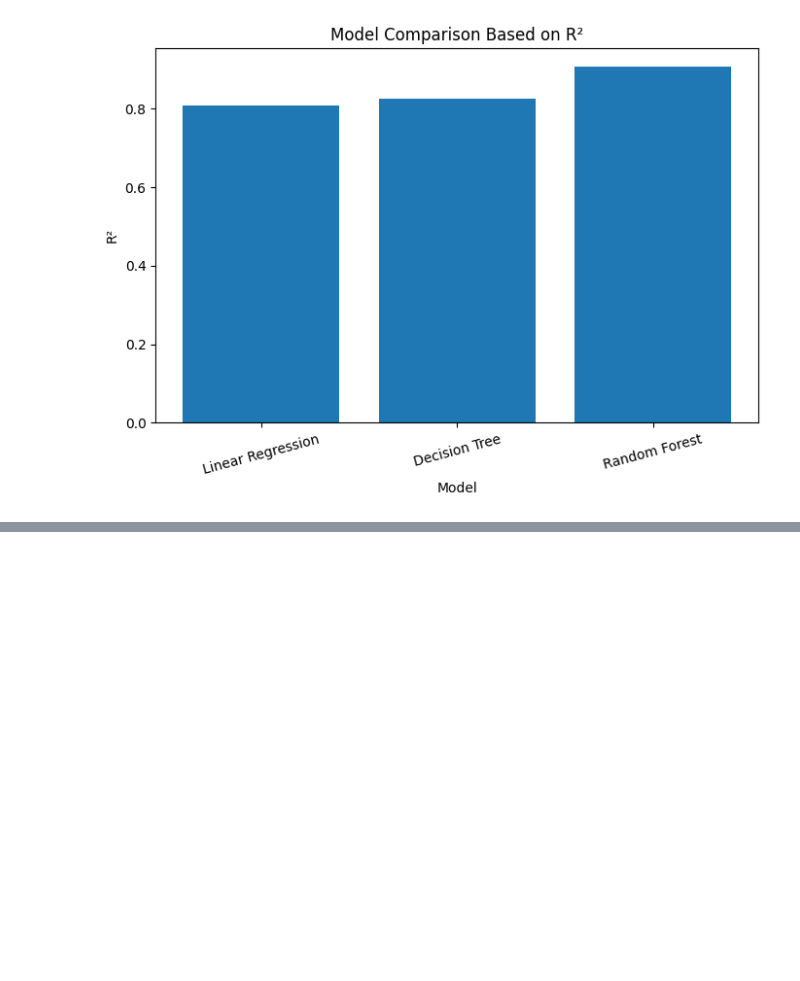
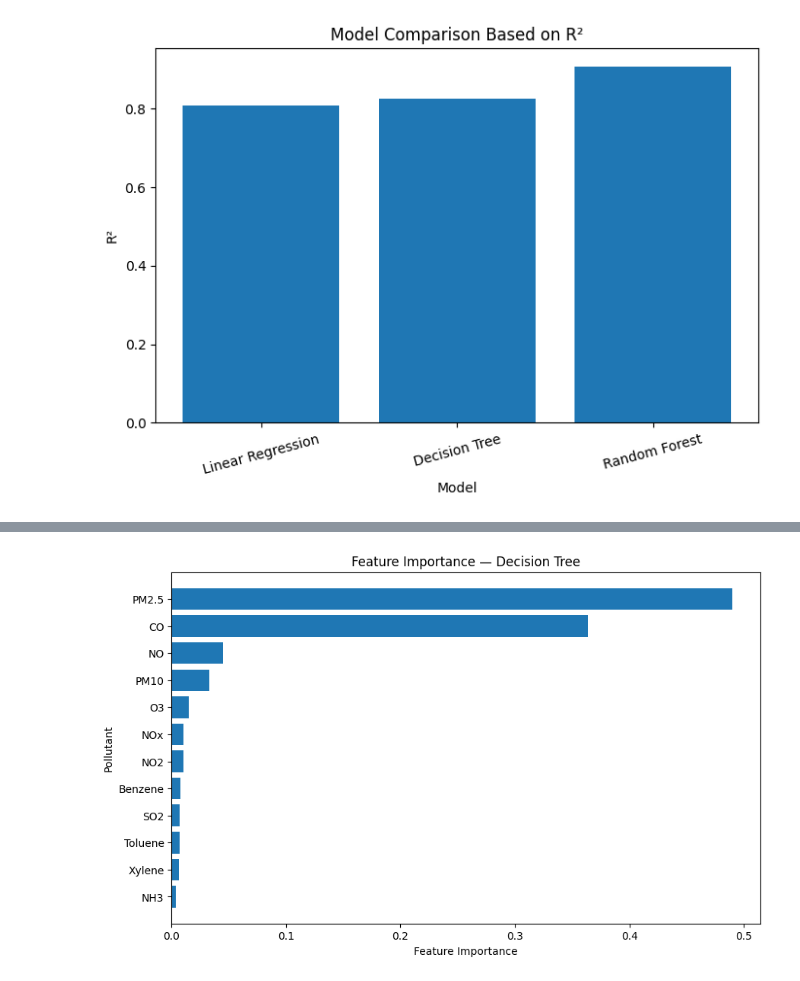
Before and after one commit to omkarsatpute18/AQI-air-quality-prediction, a Jupyter notebook: main.ipynb, the cells around one changed output, grey strips where cells are left out. Saved outputs shown, nothing was run; the diff lists cells and outputs as text; code cells hidden in the pictures; blank space fills up the shorter version.

```diff
--- a/main.ipynb
+++ b/main.ipynb
@@ -1370,0 +1393,2 @@ results
+# %%
+trained_model = final_model.named_steps["model"]
@@ -1370,0 +1406,12 @@ results
+# %%
+feature_importance = trained_model.feature_importances_
+# %%
+importance_df = pd.DataFrame({
+    "Feature": X_train.columns,
+    "Importance": feature_importance
+})
+# %%
+importance_df = importance_df.sort_values(
+    by="Importance",
+    ascending=False
+)
@@ -1370,0 +1434,17 @@ results
+# %%
+plt.figure(figsize=(10, 6))
+
+plt.barh(
+    importance_df["Feature"],
+    importance_df["Importance"]
+)
+
+plt.xlabel("Feature Importance")
+plt.ylabel("Pollutant")
+plt.title(f"Feature Importance — {final_model_name}")
+
+plt.gca().invert_yaxis()
+
+plt.show()
+# %% [output]
+[figure, added]
```
Also changed, not shown: parts of 29 cells of this notebook.
